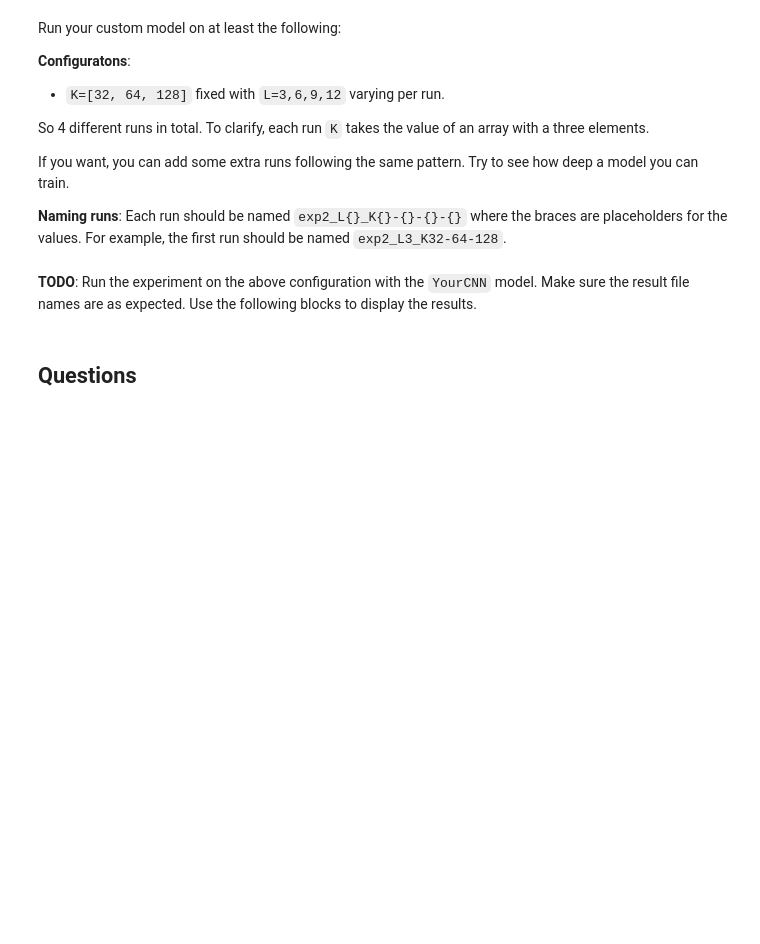
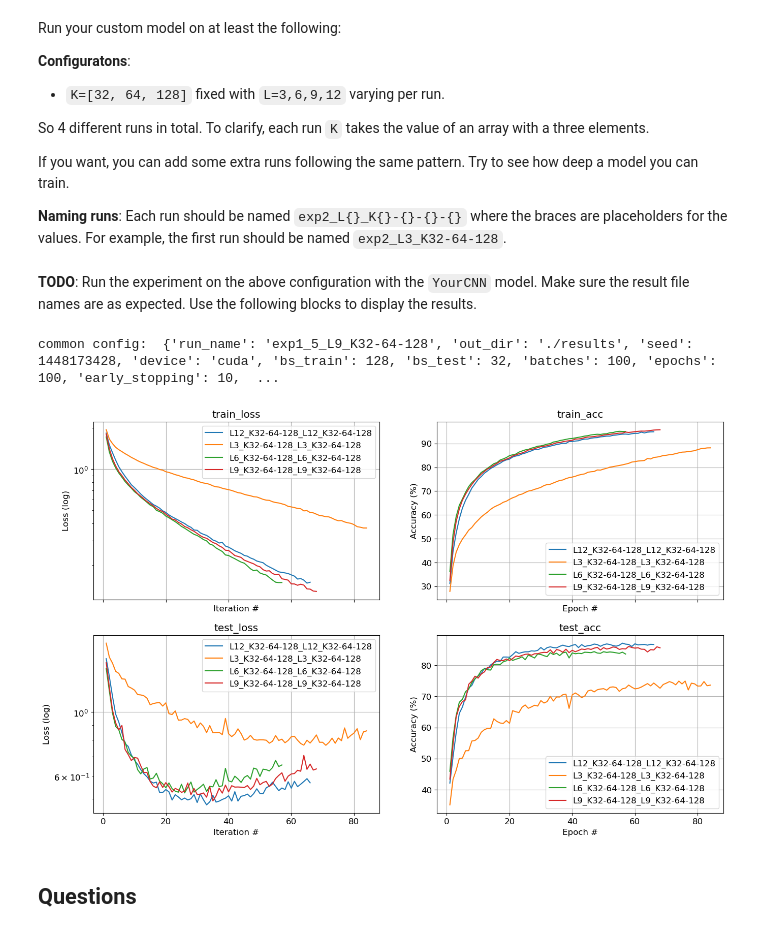
Before and after one commit to Shayshoon/deep_hw2, a Jupyter notebook: Part5_CNN_Experiments.ipynb, the cells around one changed output. Saved outputs shown, nothing was run; the diff lists cells and outputs as text; code cells hidden in the pictures; blank space fills up the shorter version.

```diff
--- a/Part5_CNN_Experiments.ipynb
+++ b/Part5_CNN_Experiments.ipynb
@@ -310,7 +317,10 @@ Each run should be named `exp2_L{}_K{}-{}-{}-{}` where the braces are placeholde
 # %% [markdown]
 **TODO**: Run the experiment on the above configuration with the `YourCNN` model. Make sure the result file names are as expected. Use the following blocks to display the results.
 # %%
-plot_exp_results('exp2*.json')
+plot_exp_results('exp1_5*.json')
+# %% [output]
+common config:  {'run_name': 'exp1_5_L9_K32-64-128', 'out_dir': './results', 'seed': 1448173428, 'device': 'cuda', 'bs_train': 128, 'bs_test': 32, 'batches': 100, 'epochs': 100, 'early_stopping': 10,  ...
+[figure, added]
 # %% [markdown]
 ## Questions
 <a id=part5_4></a>
```
Also changed, not shown: parts of 5 cells of this notebook, 13 other files.
